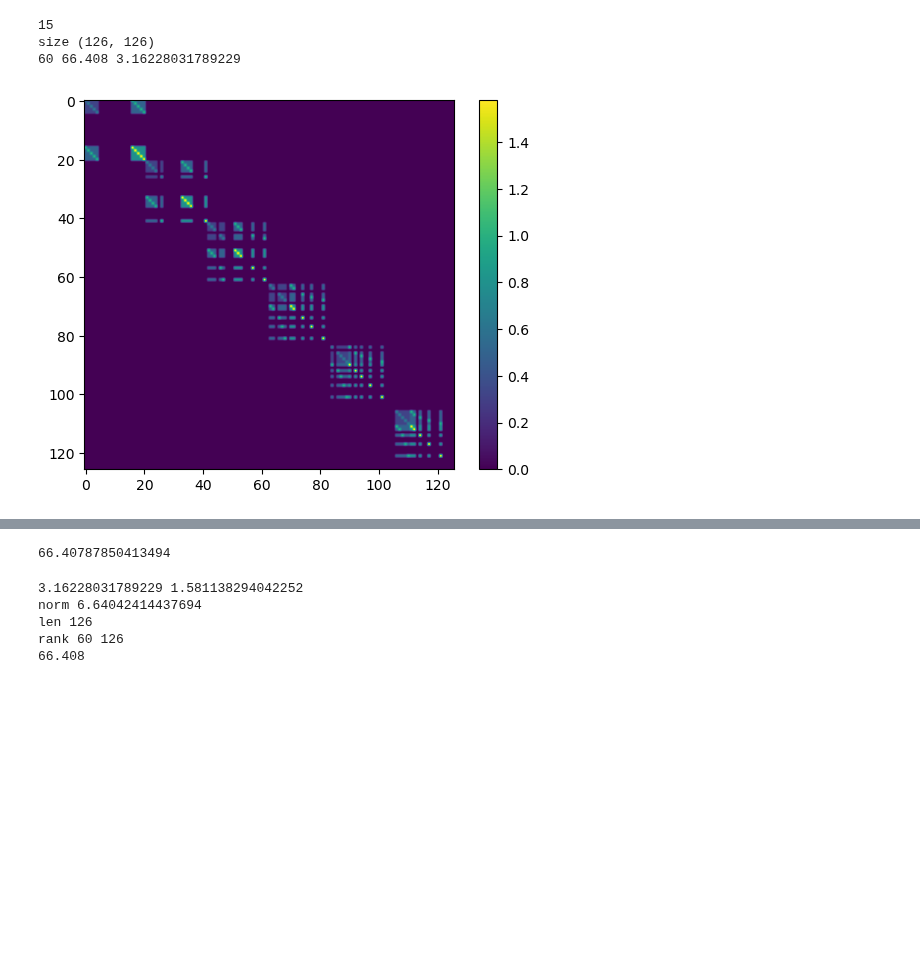
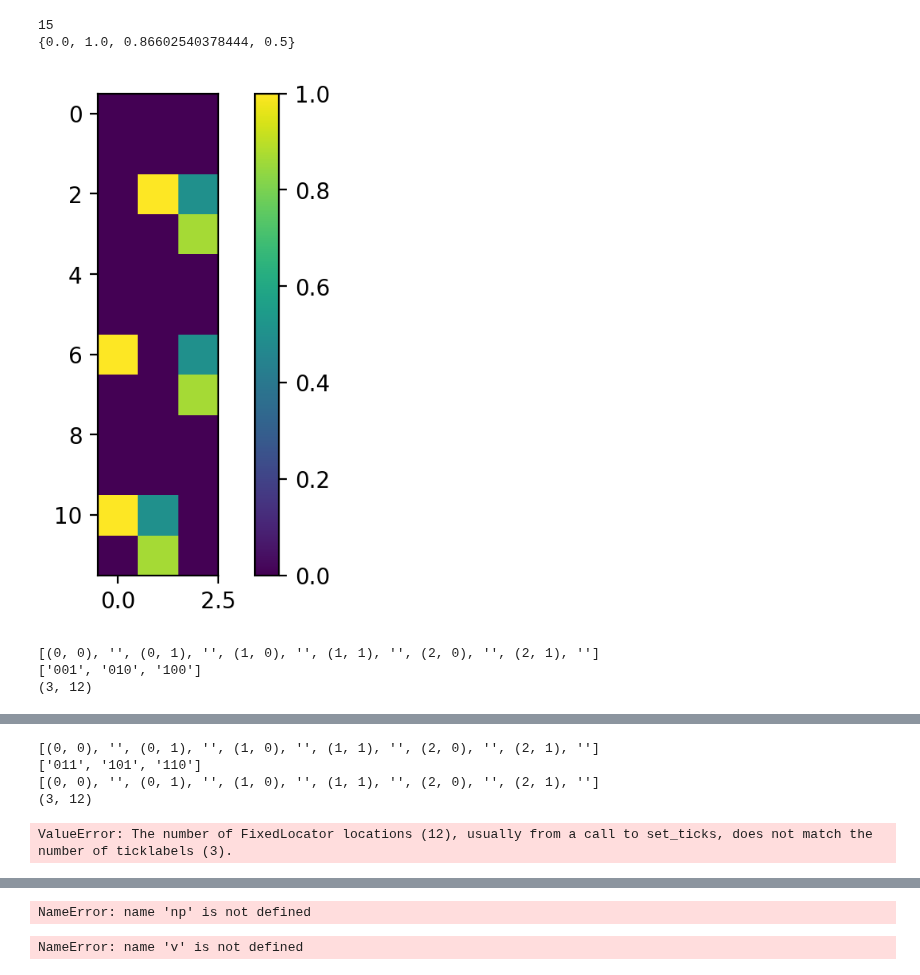
Before and after one commit to blake-holman/ED_Adversaries, a Jupyter notebook: Span.ipynb, the cells around one changed output, grey strips where cells are left out. Drawn from its saved outputs; the diff is of its cells as text; code cells hidden in the pictures; blank space fills up the shorter version.

```diff
--- a/Span.ipynb
+++ b/Span.ipynb
@@ -1,6 +1,6 @@
 # %%
 from Solvers import adv_solver, span_solver, span_solver2
-from Adversary import Adversary, Problem, to_str
+from Adversary import Adversary, Problem, to_str, visualize
 import numpy as np
 import matplotlib.pyplot as plt
 import itertools
@@ -11,6 +11,6 @@ import scipy
 import cvxpy as cp
 import itertools
 import matplotlib as mpl
-mpl.rcParams['figure.dpi'] =100
+mpl.rcParams['figure.dpi'] =200
 # %%
 class SpanProgram():
@@ -61,7 +69,7 @@ def rand_function(n, alpha='01'):
             no.append(s)
     return Problem(no, yes)
 # %%
-prob = threshold_k(6, 2)
+prob = threshold_k(3, 2)
 print(prob)
-v, X = span_solver2(prob, 59.99, {'solver':'MOSEK', 'verbose': True, 'mosek_params': {'MSK_IPAR_NUM_THREADS': 20}})
+v, X = span_solver(prob, {'solver': 'SCS', 'verbose': True})
 # %% [output]
@@ -95,45 +100,74 @@ def get_cholesky_fact(A, eps_pow=15):
         except:
             pass
 def decompose_cholesky(L, problem):
+    # print(problem.no_len)
     partials = []
     for i in range(problem.n):
-        full_partial = L[i * problem.len: (i+1)* problem.len, i * problem.len: (i+1)* problem.len][:problem.no_len, :]
+        full_partial = L[i * problem.len: (i+1)* problem.len, i * problem.len: (i+1)* problem.len]
         nonzero_columns = []
         for j in range(full_partial.shape[1]):
             v = full_partial[:, j]
             if np.linalg.norm(v) > 10**-6:
                 # print('j', j)
                 nonzero_columns.append(v)
-        partials.append(np.array(nonzero_columns))
+        partials.append(np.array(nonzero_columns).T)
     return partials
 
 def span_from_decomp(partials, problem):
     I = {}
     for j, b in itertools.product(range(problem.n), problem.alphabet):
         I[(j, b)] = []
         for i in range(partials[j].shape[1]):
             v = np.zeros(problem.no_len)
             for no_index in range(problem.no_len):
                 no = problem.no_instances[no_index]
                 if no[j] != b:
                     # print(j, i, no_index)
                     v[no_index] = partials[j][no_index, i]
             I[(j,b)].append(v)
-    return SpanProgram(problem, I)
+    witnesses = []
+    for yes_index in range(problem.yes_len):
+        yes = problem.yes_instances[yes_index]
+        w = []
+        for (j, b), vects in I.items():
+            if yes[j] != b:
+                num_zeros = np.sum(v.shape[0] for v in vects)
+                w += [0] * partials[j].shape[1]
+            else:
+                w += list(partials[j][problem.no_len + yes_index, :])
+        # print(w)
+        witnesses.append(np.array(w))
 
-X2 = np.round(X, 5)
+    return SpanProgram(problem, I, witnesses)
+
+X2 = np.round(X, 4)
 # print(X)
 L = get_cholesky_fact(X2)
-print('size', X2.shape)
-print(np.linalg.matrix_rank(X2), np.trace(X2), v)
-partials = decompose_cholesky(L, prob)
-plt.imshow(X)
+partials = decompose_cholesky(L.T, prob)
+# print(partials[0].shape)
+# plt.imshow(L.T)
+# plt.show()
+# print(sp.A)
+# for partial in partials:
+    # plt.imshow(partial)
+    # plt.colorbar()
+    # plt.show()
+# plt.imshow()
+sp = span_from_decomp(partials, prob)
+# plt.imshow()
+print(set(sp.A.flatten()))
+plt.imshow(np.array(sp.witnesses).T)
 plt.colorbar()
 plt.show()
-sp = span_from_decomp(partials, prob)
 sp.visualize_A()
+sp.visualize_witnesses()
+print(np.array(sp.witnesses).T)
+# plt.imshow(np.array(sp.witnesses) - sp.A)
+# plt.colorbar()
 # %% [output]
 15
-size (126, 126)
-60 66.408 3.16228031789229
+{0.0, 1.0, 0.86602540378444, 0.5}
-[figure, old version]
+[figure, new version]
+[(0, 0), '', (0, 1), '', (1, 0), '', (1, 1), '', (2, 0), '', (2, 1), '']
+['001', '010', '100']
+(3, 12)
@@ -140,0 +175,5 @@ size (126, 126)
+[(0, 0), '', (0, 1), '', (1, 0), '', (1, 1), '', (2, 0), '', (2, 1), '']
+['011', '101', '110']
+[(0, 0), '', (0, 1), '', (1, 0), '', (1, 1), '', (2, 0), '', (2, 1), '']
+(3, 12)
+ValueError: The number of FixedLocator locations (12), usually from a call to set_ticks, does not match the number of ticklabels (3).
@@ -141,18 +181,15 @@ size (126, 126)
 # %%
-np.trace(X)
+print(np.array([1,2,3]).shape)
 # %% [output]
-66.40787850413494
+NameError: name 'np' is not defined
 # %%
 print(v, np.max([X[i][i] for i in range(X.shape[0])]))
 print('norm', np.linalg.norm(X, 2))
 print('len', X.shape[0])
 print('rank', np.linalg.matrix_rank(X2), np.linalg.matrix_rank(X))
 print(np.trace(X2))
-# print(np.real_if_close(np.linalg.eigvals(X),4)[0])
+evals, evects = np.linalg.eig(X2[:6, :6])
+visualize(evects.real, [prob.yes_instances + prob.no_instances] * 2)
 # %% [output]
-3.16228031789229 1.581138294042252
-norm 6.64042414437694
-len 126
-rank 60 126
-66.408
+NameError: name 'v' is not defined
 # %%
```
Also changed, not shown: parts of 9 cells of this notebook, 15 other files.
